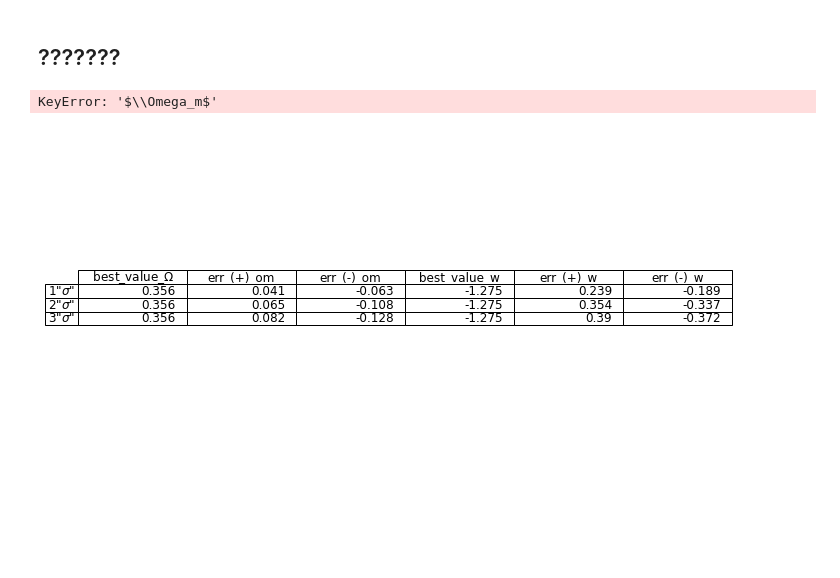
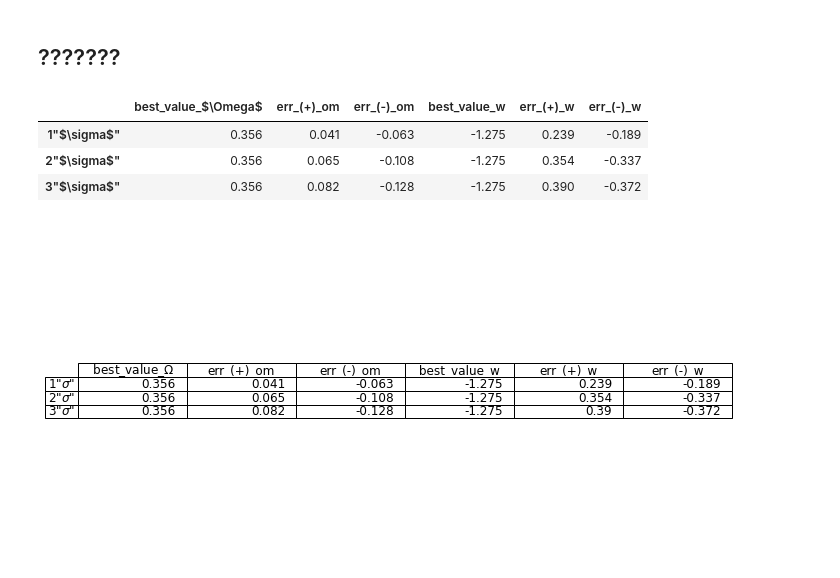
Before and after one commit to nooshinehz/Best_values_and_contours, a Jupyter notebook: countors_MCMC.ipynb, the cells around one changed output. Saved outputs shown, nothing was run; the diff lists cells and outputs as text; code cells hidden in the pictures; blank space fills up the shorter version.

Commit message:
errors of free parameters corrected

```diff
--- a/countors_MCMC.ipynb
+++ b/countors_MCMC.ipynb
@@ -308,7 +369,7 @@ For each of samples the over foluma must be calulate to import errors in three c
 
 
 a= best['w']
-b= best[r'$\Omega_m$']
+b= best['Omega_m']
 
 
 data={"err_(+)_om":[U_err_om_1, U_err_om_2, U_err_om_3],
@@ -321,34 +382,37 @@ data={"err_(+)_om":[U_err_om_1, U_err_om_2, U_err_om_3],
 bv_table = pd.DataFrame(data, index=['1"$\sigma$"', '2"$\sigma$"',  '3"$\sigma$"'])
 
 
 bv_table[' best_value_$\Omega$ ']=bv_table.best_value_omega.astype(float)
 bv_table[' best_value_w ']=bv_table.best_value.astype(float)
 
 bv_table = bv_table.drop(['best_value_omega', 'best_value'], axis=1)
 
 
 third_column = bv_table.pop('err_(+)_om')
 bv_table.insert(4, 'err_(+)_om', third_column)
 
 third_column = bv_table.pop('err_(-)_om')
 bv_table.insert(4, 'err_(-)_om', third_column)
 
 
 
 third_column = bv_table.pop('err_(+)_w')
 bv_table.insert(5, 'err_(+)_w', third_column)
 
 third_column = bv_table.pop('err_(-)_w')
 bv_table.insert(5, 'err_(-)_w', third_column)
 
 bv_table= bv_table.round(decimals=3)
 
 # Saving DataFrame table as csv file
 bv_table.to_csv('best_values.csv')
 
 bv_table
 # %% [output]
-KeyError: '$\\Omega_m$'
+|  | best_value_$\Omega$ | err_(+)_om | err_(-)_om | best_value_w | err_(+)_w | err_(-)_w |
+| 1"$\sigma$" | 0.356 | 0.041 | -0.063 | -1.275 | 0.239 | -0.189 |
+| 2"$\sigma$" | 0.356 | 0.065 | -0.108 | -1.275 | 0.354 | -0.337 |
+| 3"$\sigma$" | 0.356 | 0.082 | -0.128 | -1.275 | 0.390 | -0.372 |
 # %%
 import pandas as pd
 import matplotlib.pyplot as plt
```
Also changed, not shown: parts of 2 cells of this notebook.
